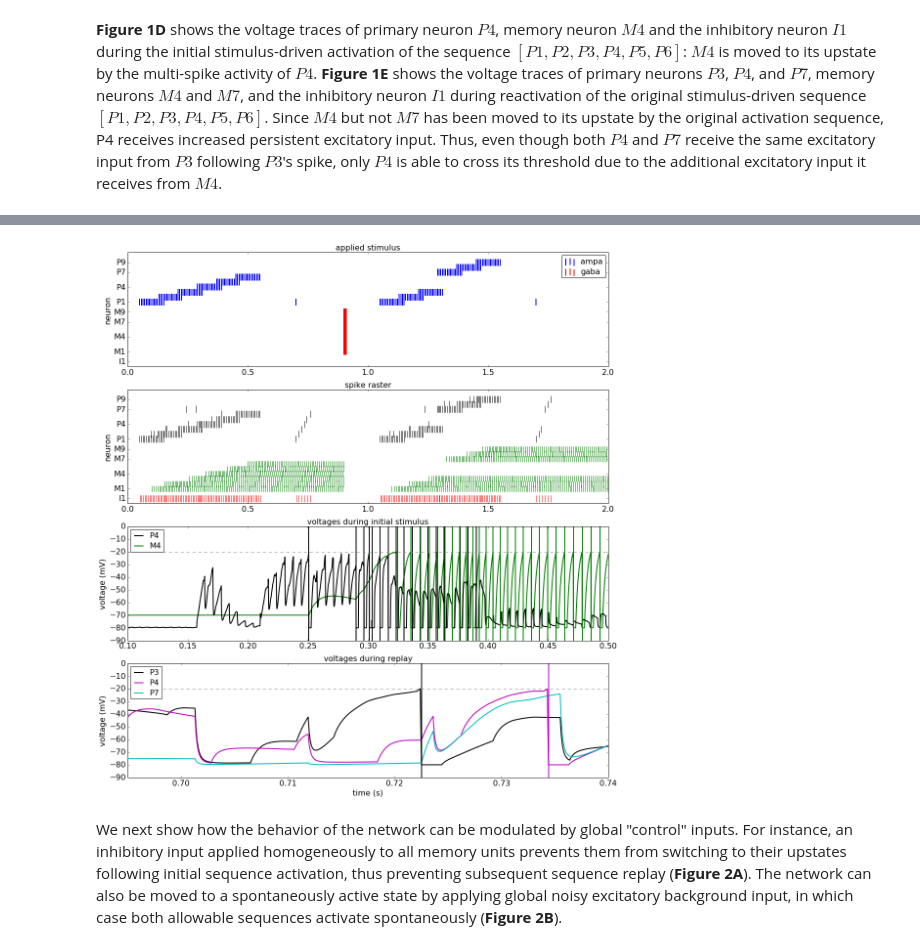
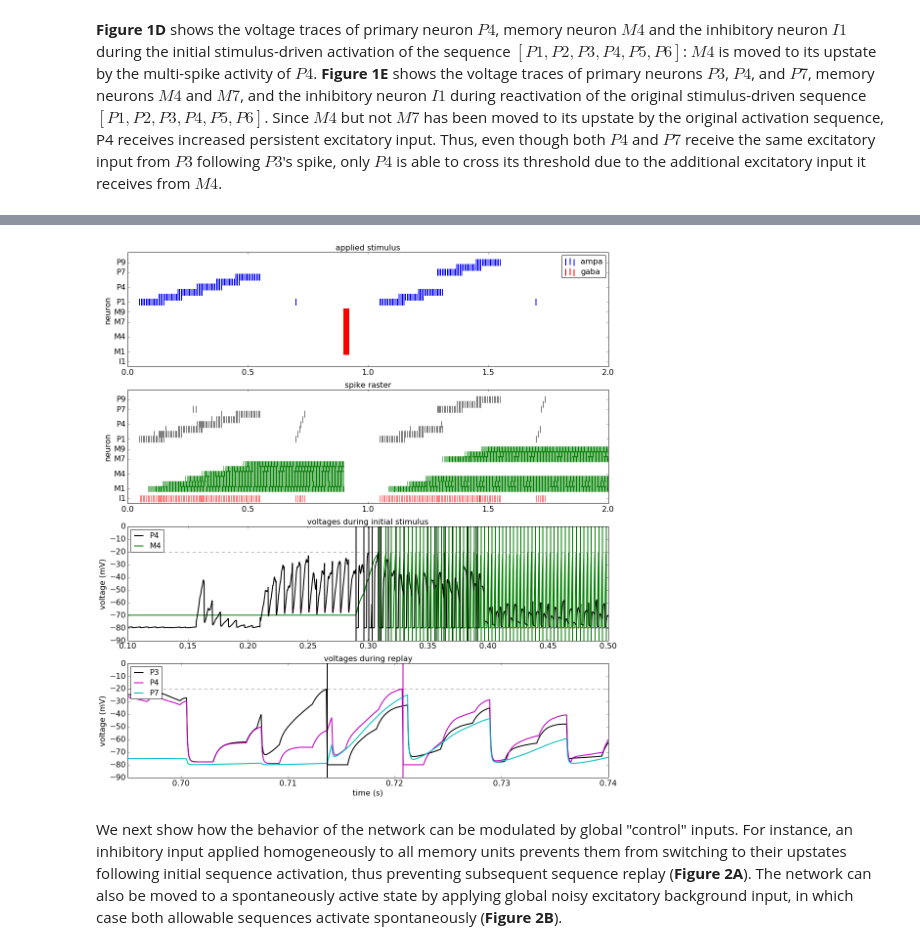
Before and after one commit to rkp8000/nothing_but_reruns, a Jupyter notebook: _paper_draft.ipynb, the cells around one changed output, grey strips where cells are left out. Cells and saved outputs as stored; diff of their text form; code cells hidden in the pictures.

```diff
--- a/_paper_draft.ipynb
+++ b/_paper_draft.ipynb
@@ -39,16 +39,16 @@ from figures.final_paper import lif_demo_two_branches
 fig_1 = lif_demo_two_branches(
     SEED=0,
 
-    V_REST=-0.07, TAU_M=0.055, V_TH=-0.02, V_RESET=-0.08, REFRAC_PER=0.002,
+    V_REST=-0.07, TAU_M=0.03, V_TH=-0.02, V_RESET=-0.08, REFRAC_PER=0.002,
 
     TAUS_SYN={'nmda': 0.01, 'ampa': 0.001, 'gaba': 0.001},
     V_REVS_SYN={'nmda': 0.0, 'ampa': 0.0, 'gaba': -0.08},
 
     BRANCH_LEN=3,
 
-    W_PP={'nmda': 20, 'ampa': 0, 'gaba': 0},
+    W_PP={'nmda': 15, 'ampa': 0, 'gaba': 0},
     W_PI={'nmda': 0, 'ampa': 0, 'gaba': 200},
-    W_PM={'nmda': 0, 'ampa': 15, 'gaba': 0},
+    W_PM={'nmda': 0, 'ampa': 10, 'gaba': 0},
     W_IP={'nmda': 0, 'ampa': 100, 'gaba': 0},
     W_II={'nmda': 0, 'ampa': 0, 'gaba': 10},
     W_MP={'nmda': 2, 'ampa': 0, 'gaba': 0},
@@ -94,36 +94,36 @@ fig_1 = lif_demo_two_branches(
         {'nmda': 0, 'ampa': 0.08, 'gaba': 0}, {'nmda': 0, 'ampa': 0.08, 'gaba': 0}
     ],
 
     REPLAY_TRIGGER_TIMES=[
         {'nmda': 0, 'ampa': 0.7, 'gaba': 0}, {'nmda': 0, 'ampa': 1.7, 'gaba': 0}
     ],
     REPLAY_TRIGGER_STRENS=[
         {'nmda': 0, 'ampa': 200, 'gaba': 0}, {'nmda': 0, 'ampa': 200, 'gaba': 0}
     ],
 
     MEMORY_RESET_STARTS=[{'nmda': 0, 'ampa': 0, 'gaba': 0.9}],
-    MEMORY_RESET_ENDS=[{'nmda': 0, 'ampa': 0, 'gaba': .91}],
-    MEMORY_RESET_STRENS=[{'nmda': 0, 'ampa': 0, 'gaba': 10}],
+    MEMORY_RESET_ENDS=[{'nmda': 0, 'ampa': 0, 'gaba': .92}],
+    MEMORY_RESET_STRENS=[{'nmda': 0, 'ampa': 0, 'gaba': 50}],
     MEMORY_RESET_FRQS=[{'nmda': 0, 'ampa': 0, 'gaba': 500}],
 
     SIM_DURATION=2., DT=0.0001,
 
     P_4_M_4_PLOT_LIMITS=(0.1, 0.5),
     P_3_P_4_P_7_PLOT_LIMITS=(0.695, 0.74),
 
     FIG_SIZE=(15, 16),
     SYN_COLORS={'ampa': 'b', 'gaba': 'r'},
     FONT_SIZE=16,
 )
 
 # run 1 simulation, with seed set so that we see spontaneous replay within a reasonable time window
 # 1A: connectivity diagram
 # 1B: primary neuron raster plot for 2 replayed sequences, with spontaneous replay arising afterwards
 # 1C: memory neuron raster
 # 1D: voltages of P4, M4 and I1 during initial sequence activation
 # 1E: voltages of P4, P7, M4, M7, and I1 during reactivation
 # %% [output]
-[figure, old version]
+[figure, new version]
 # %% [markdown]
 We next show how the behavior of the network can be modulated by global "control" inputs. For instance, an inhibitory input applied homogeneously to all memory units prevents them from switching to their upstates following initial sequence activation, thus preventing subsequent sequence replay (**Figure 2A**). The network can also be moved to a spontaneously active state by applying global noisy excitatory background input, in which case both allowable sequences activate spontaneously (**Figure 2B**).
 # %%
```
Also changed, not shown: parts of 1 cell of this notebook.
